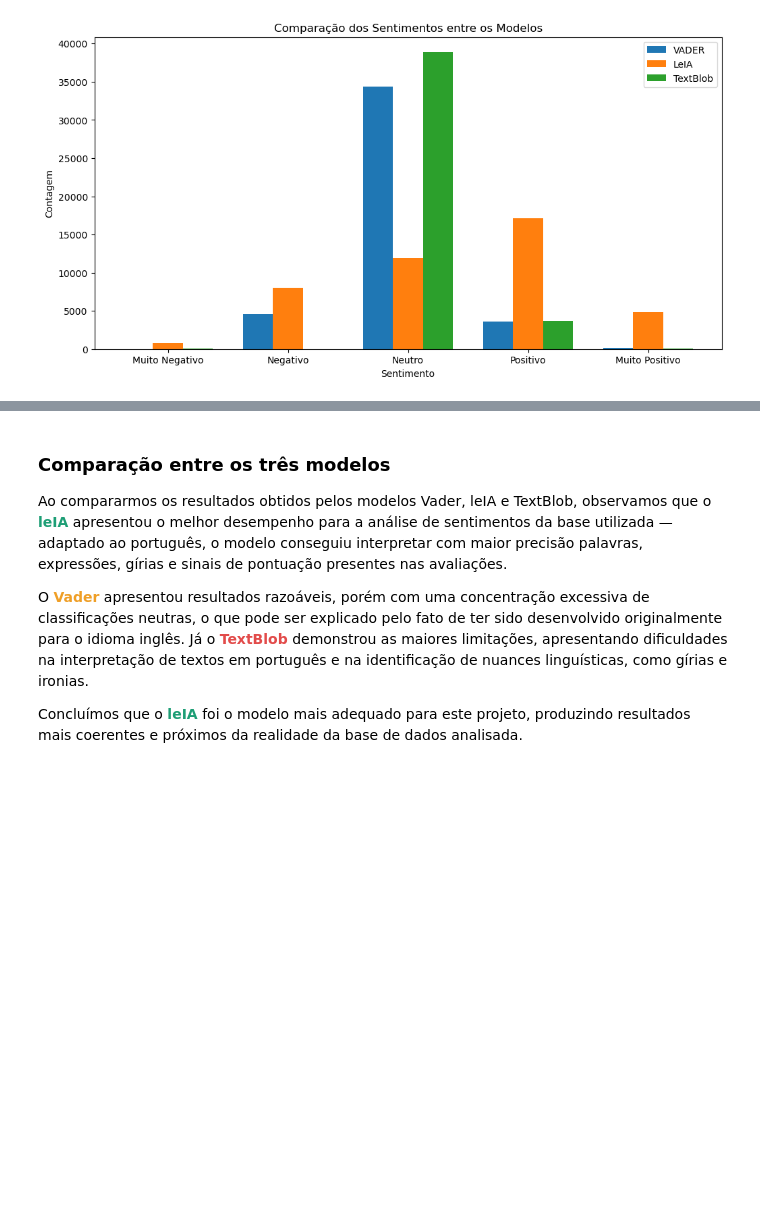
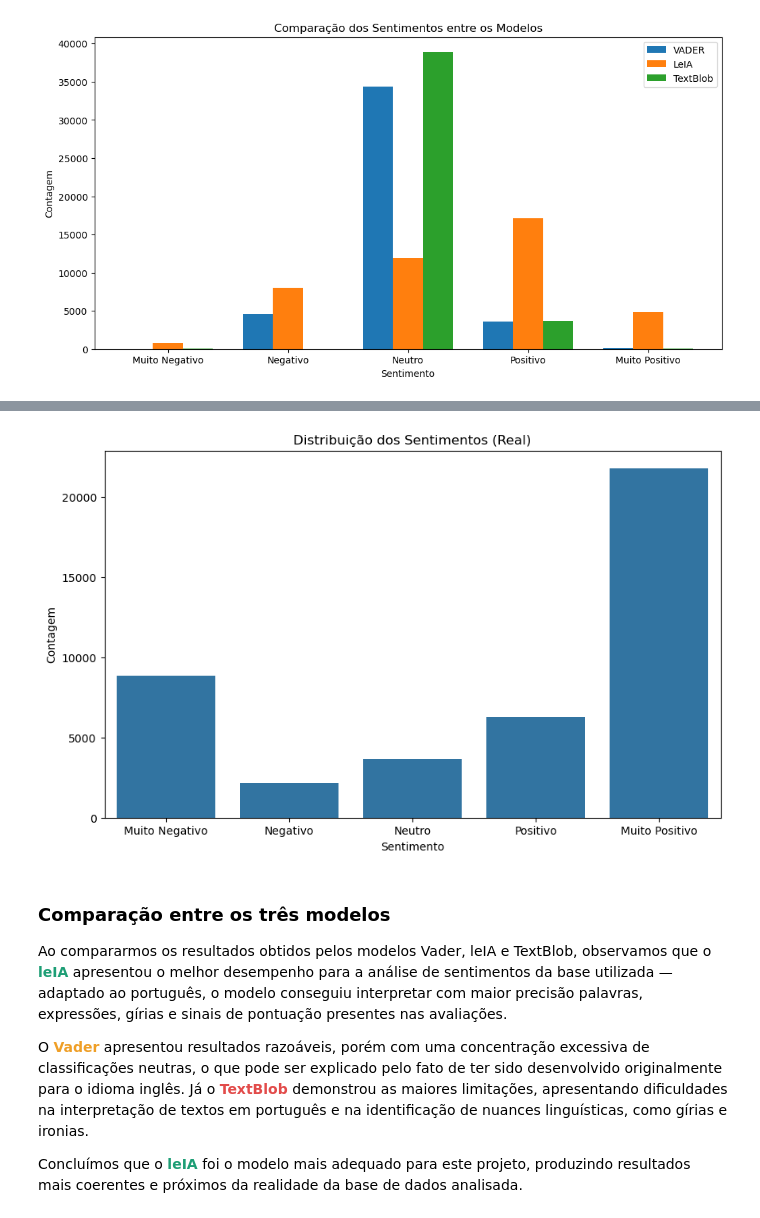
Before and after one commit to JuanMOLopes/projeto-integrador-interdiciplinar, a Jupyter notebook: notebooks/03_discussoes.ipynb, the cells around one changed output, grey strips where cells are left out. Saved outputs shown, nothing was run; the diff lists cells and outputs as text; code cells hidden in the pictures; blank space fills up the shorter version.

```diff
--- a/notebooks/03_discussoes.ipynb
+++ b/notebooks/03_discussoes.ipynb
@@ -82,3 +106,13 @@ plt.legend()
+# %%
+#distribuição dos sentimentos (real)
+plt.figure(figsize=(10, 6))
+sns.countplot(x='review_label', data=avaliacoes, order=['Muito Negativo', 'Negativo', 'Neutro', 'Positivo', 'Muito Positivo'])
+plt.title('Distribuição dos Sentimentos (Real)')
+plt.xlabel('Sentimento')
+plt.ylabel('Contagem')
+plt.show()
+# %% [output]
+[figure, added]
 # %% [markdown]
 ### Comparação entre os três modelos
 
```
Also changed, not shown: parts of 3 cells of this notebook.
